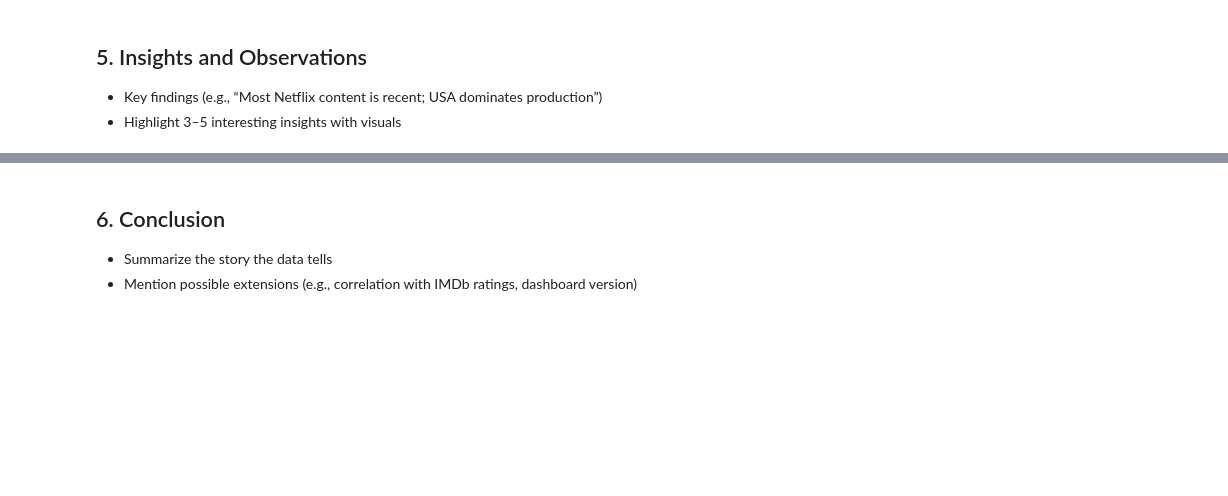
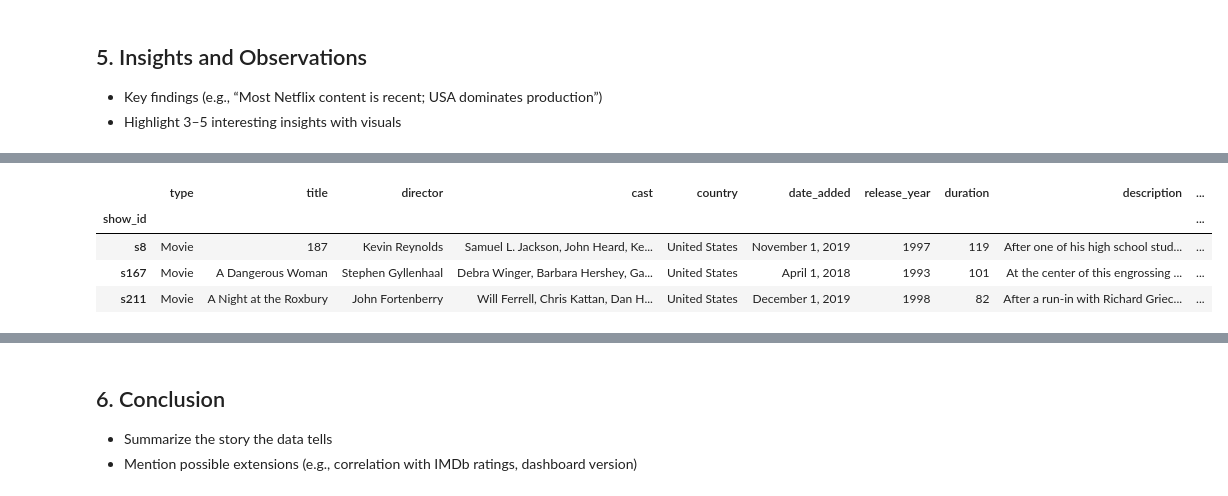
Before and after one commit to GustavMartinez/netflix-eda, a Jupyter notebook: netflix_eda.ipynb, the cells around one changed output, grey strips where cells are left out. Saved outputs shown, nothing was run; the diff lists cells and outputs as text; code cells hidden in the pictures; blank space fills up the shorter version.

```diff
--- a/netflix_eda.ipynb
+++ b/netflix_eda.ipynb
@@ -309,0 +323,9 @@ plt.show()
+# %%
+movies_90s = movies[np.logical_and(movies['release_year'] >=1990, movies['release_year']<2000)]
+movies_90s.head(3)
+# %% [output]
+|  | type | title | director | cast | country | date_added | release_year | duration | description | ... |
+| show_id |  |  |  |  |  |  |  |  |  | ... |
+| s8 | Movie | 187 | Kevin Reynolds | Samuel L. Jackson, John Heard, Ke... | United States | November 1, 2019 | 1997 | 119 | After one of his high school stud... | ... |
+| s167 | Movie | A Dangerous Woman | Stephen Gyllenhaal | Debra Winger, Barbara Hershey, Ga... | United States | April 1, 2018 | 1993 | 101 | At the center of this engrossing ... | ... |
+| s211 | Movie | A Night at the Roxbury | John Fortenberry | Will Ferrell, Chris Kattan, Dan H... | United States | December 1, 2019 | 1998 | 82 | After a run-in with Richard Griec... | ... |
```
Also changed, not shown: parts of 6 cells of this notebook.
